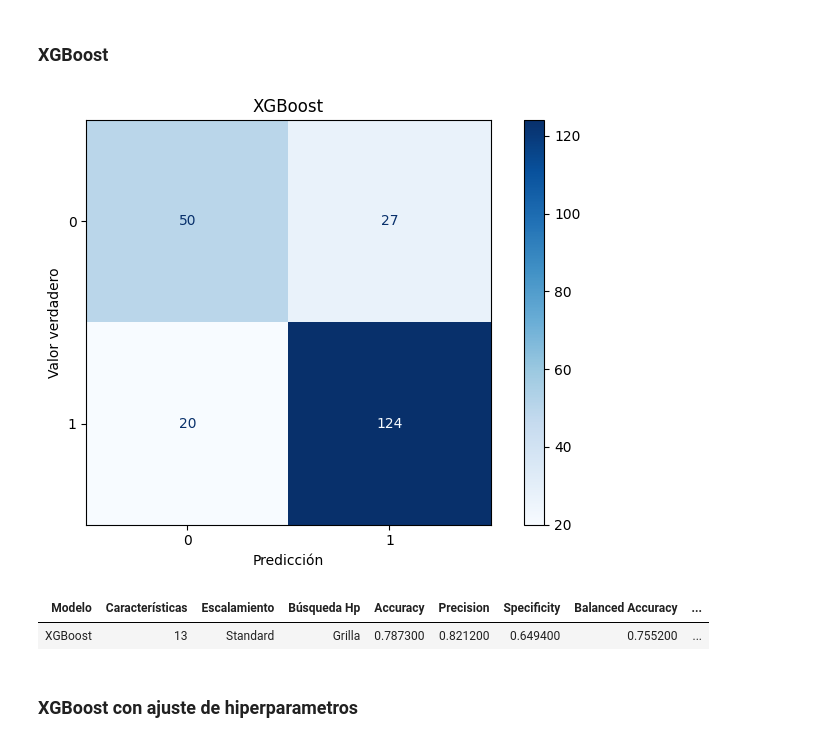
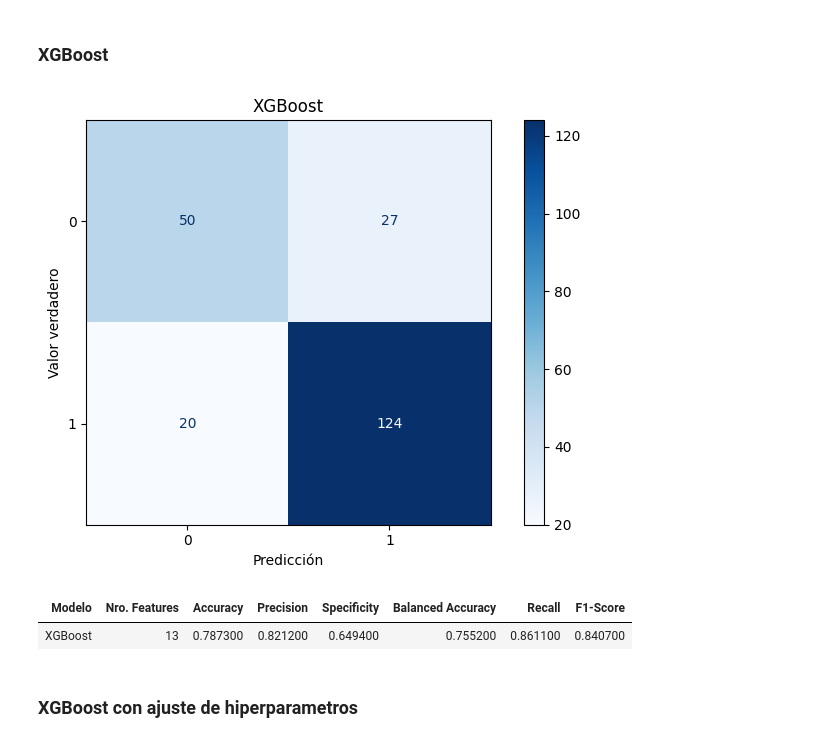
Before and after one commit to luciano106/CEIA-AMq1, a Jupyter notebook: TP_FINAL/tp_final.ipynb, the cells around one changed output. Saved outputs shown, nothing was run; the diff lists cells and outputs as text; code cells hidden in the pictures.

```diff
--- a/TP_FINAL/tp_final.ipynb
+++ b/TP_FINAL/tp_final.ipynb
@@ -899,18 +899,6 @@ def showConfMatrix(y_ts, y_pred, classes, model_name, color='Blues', n_graph=2):
 
     g_cm = ConfusionMatrixDisplay(confusion_matrix=cm, display_labels=classes)
 
-    # if n_graph == 2:
-    #     fig, (ax0, ax1) = plt.subplots(1, 2, figsize=(15, 5), gridspec_kw={'width_ratios': [1, 1]})
-    #     ax0.axvline(x=0.5, color='gray', linestyle='--')
-    #     ax0.axhline(y=0.5, color='gray', linestyle='--')
-    #     ax0.text(0.25, 0.75, 'VERDADEROS\nNEGATIVOS', fontsize=12, ha='center', va='center')
-    #     ax0.text(0.75, 0.75, 'FALSOS\nPOSITIVOS', fontsize=12, ha='center', va='center')
-    #     ax0.text(0.25, 0.25, 'FALSOS\nNEGATIVOS', fontsize=12, ha='center', va='center')
-    #     ax0.text(0.75, 0.25, 'VERDADEROS\nPOSITIVOS', fontsize=12, ha='center', va='center')
-    #     ax0.set_xlim(0, 1)
-    #     ax0.set_ylim(0, 1)
-    #     ax0.axis('off')
-    # else:
     fig, ax1 = plt.subplots(figsize=(7, 5))
 
     g_cm.plot(ax=ax1, cmap=color)
@@ -982,15 +970,13 @@ def getMetrics(y_ts, y_pred, cm, model_name):
 
     return metrics
 
-def printMetrics(metrics, n, s, b):
+def printMetrics(metrics, n):
 
     model = next(iter(metrics))
 
     df_metrics = pd.DataFrame ([model], columns=['Modelo'])
 
-    df_metrics['Características'] = n
-    df_metrics['Escalamiento'] = s
-    df_metrics['Búsqueda Hp'] = b
+    df_metrics['Nro. Features'] = n
 
     for metric, value in metrics[model]:
         df_metrics[metric] = value
@@ -1218,19 +1204,19 @@ def XGBoostM (X_tr, y_tr, X_ts, y_ts):
 # %%
 mname = "XGBoost"
 
 xgb_y_pred, xgb_classes, xgb_y_probs = XGBoostM (X_train, y_train, X_test, y_test)
 
 confM = showConfMatrix(y_test, xgb_y_pred, xgb_classes, mname)
 
-metrics = getMetrics(y_test, xgb_y_pred, confM, mname)
+xgb_metrics = getMetrics(y_test, xgb_y_pred, confM, mname)
 
-df_metrics = printMetrics(metrics, len(variables), "Standard", "Grilla")
+df_metrics = printMetrics(xgb_metrics, len(variables))
 
 display(df_metrics.style.hide(axis='index'))
 # %% [output]
 [figure]
-| Modelo | Características | Escalamiento | Búsqueda Hp | Accuracy | Precision | Specificity | Balanced Accuracy | ... |
-| XGBoost | 13 | Standard | Grilla | 0.787300 | 0.821200 | 0.649400 | 0.755200 | ... |
+| Modelo | Nro. Features | Accuracy | Precision | Specificity | Balanced Accuracy | Recall | F1-Score |
+| XGBoost | 13 | 0.787300 | 0.821200 | 0.649400 | 0.755200 | 0.861100 | 0.840700 |
 # %% [markdown]
 ### XGBoost con ajuste de hiperparametros
 # %%
```
Also changed, not shown: parts of 9 cells of this notebook.
